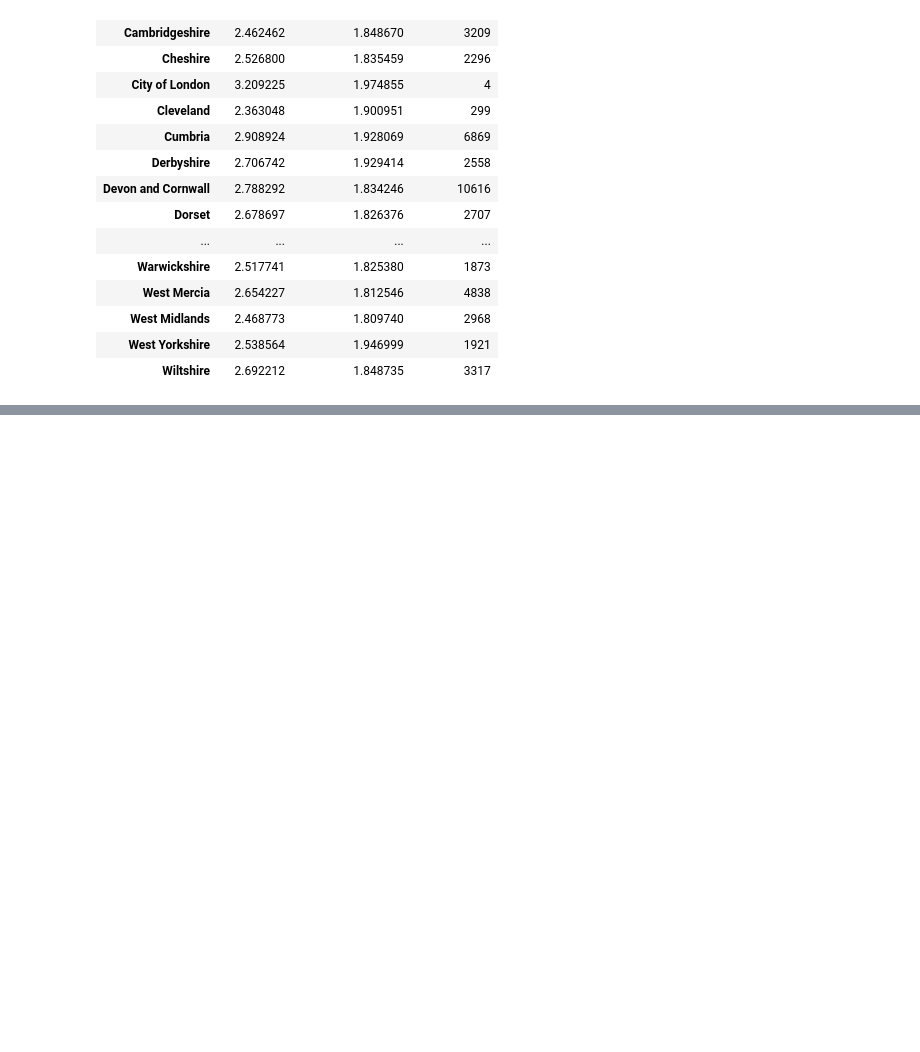
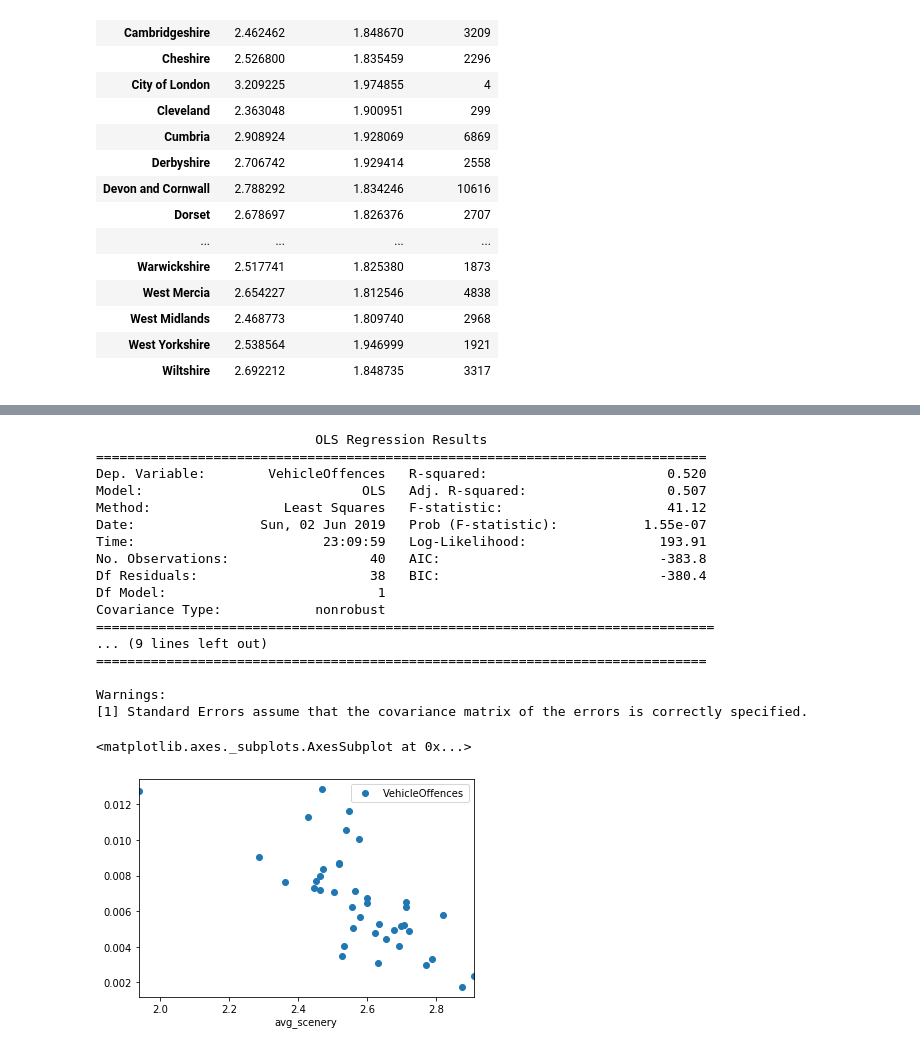
Before and after one commit to YunanAZ/Impact-of-Scenery-on-Regional-Crime-Rates-and-Citizen-Wealth, a Jupyter notebook: src/FinalProject.ipynb, the cells around one changed output, grey strips where cells are left out. Drawn from its saved outputs; the diff is of its cells as text; code cells hidden in the pictures; blank space fills up the shorter version.

```diff
--- a/src/FinalProject.ipynb
+++ b/src/FinalProject.ipynb
@@ -96,0 +289,26 @@ df_rate_mean['Rating'].plot(figsize=(15, 5),kind='bar')
+# %%
+outcome_3, predictors_3 = patsy.dmatrices("VehicleOffences ~ avg_scenery", data = df_crime_norm)
+mod_3 = sm.OLS(outcome_3, predictors_3)
+res_3 = mod_3.fit()
+print(res_3.summary())
+df_crime_norm.plot(x='avg_scenery',y='VehicleOffences',style='o')
+# %% [output]
+                            OLS Regression Results
+==============================================================================
+Dep. Variable:        VehicleOffences   R-squared:                       0.520
+Model:                            OLS   Adj. R-squared:                  0.507
+Method:                 Least Squares   F-statistic:                     41.12
+Date:                Sun, 02 Jun 2019   Prob (F-statistic):           1.55e-07
+Time:                        23:09:59   Log-Likelihood:                 193.91
+No. Observations:                  40   AIC:                            -383.8
+Df Residuals:                      38   BIC:                            -380.4
+Df Model:                           1
+Covariance Type:            nonrobust
+===============================================================================
+... (9 lines left out)
+==============================================================================
+
+Warnings:
+[1] Standard Errors assume that the covariance matrix of the errors is correctly specified.
+<matplotlib.axes._subplots.AxesSubplot at 0x...>
+[figure, added]
```
Also changed, not shown: parts of 44 cells of this notebook, 14 other files.
